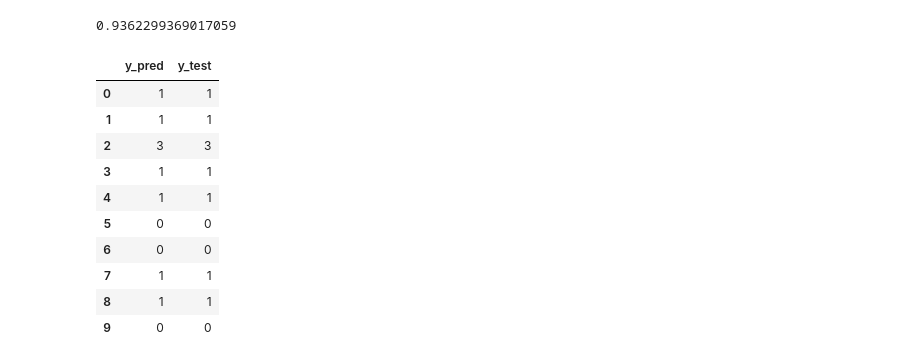
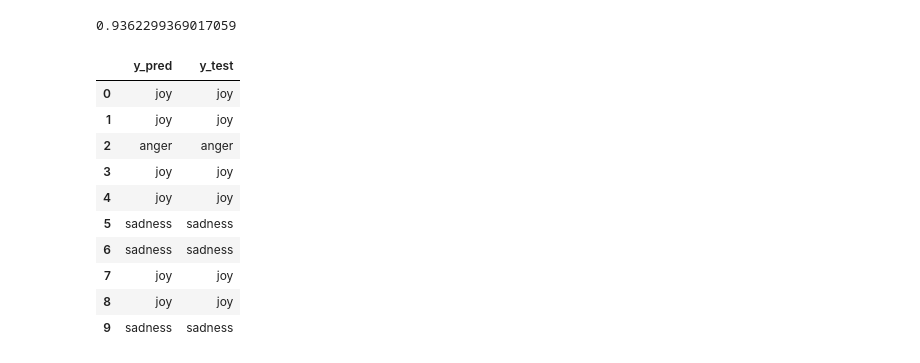
Before and after one commit to ajeetsingh666/Emotions, a Jupyter notebook: Twitter_Emotions.ipynb, the cells around one changed output. Drawn from its saved outputs; the diff is of its cells as text; code cells hidden in the pictures.

```diff
--- a/Twitter_Emotions.ipynb
+++ b/Twitter_Emotions.ipynb
@@ -255,18 +251,25 @@ comparison_df['y_test'] = y_test
+# %%
+comparison_df = pd.DataFrame()
+comparison_df['y_pred'] = y_pred
+comparison_df['y_test'] = y_test
+
+comparison_df['y_pred'] = comparison_df['y_pred'].map({0:'sadness', 1:'joy', 2:'love', 3:'anger',4:'fear', 5: 'surprise'})
+comparison_df['y_test'] = comparison_df['y_test'].map({0:'sadness', 1:'joy', 2:'love', 3:'anger',4:'fear', 5: 'surprise'})
 # %%
 # print first 10 predicted and true labels to have a look
-compare_dataframe[:10]
+comparison_df[:10]
 # %% [output]
 |  | y_pred | y_test |
-| 0 | 1 | 1 |
-| 1 | 1 | 1 |
-| 2 | 3 | 3 |
-| 3 | 1 | 1 |
-| 4 | 1 | 1 |
-| 5 | 0 | 0 |
-| 6 | 0 | 0 |
-| 7 | 1 | 1 |
-| 8 | 1 | 1 |
-| 9 | 0 | 0 |
+| 0 | joy | joy |
+| 1 | joy | joy |
+| 2 | anger | anger |
+| 3 | joy | joy |
+| 4 | joy | joy |
+| 5 | sadness | sadness |
+| 6 | sadness | sadness |
+| 7 | joy | joy |
+| 8 | joy | joy |
+| 9 | sadness | sadness |
 # %%
 # # sadness (0), joy (1), love (2), anger (3), fear (4), and surprise (5).
 # class_labels = ['sadness', 'joy','love','anger','fear', 'surprise']
```
Also changed, not shown: parts of 4 cells of this notebook.
